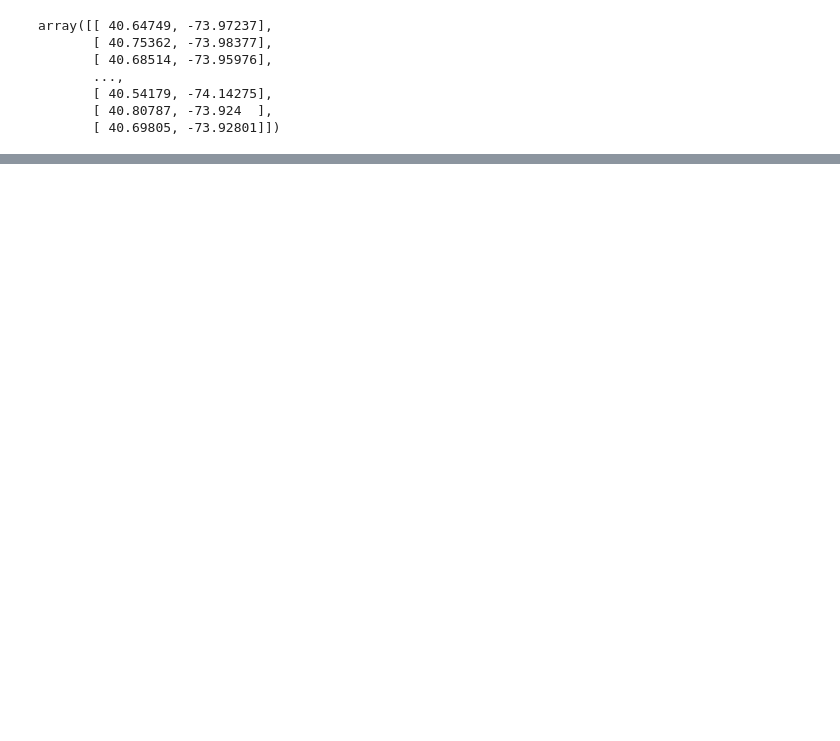
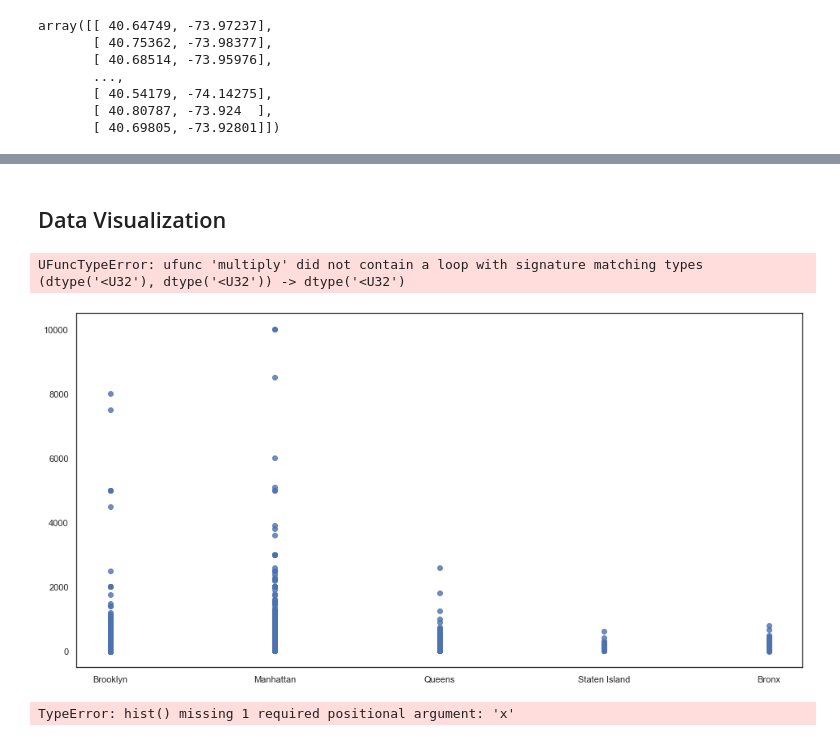
Before and after one commit to jbillet/Mod-2-062220-Project-, a Jupyter notebook: Mod 2 Project - Airbnb .ipynb, the cells around one changed output, grey strips where cells are left out. Drawn from its saved outputs; the diff is of its cells as text; code cells hidden in the pictures; blank space fills up the shorter version.

```diff
--- a/Mod 2 Project - Airbnb .ipynb
+++ b/Mod 2 Project - Airbnb .ipynb
@@ -222,0 +323,2 @@ array([[ 40.64749, -73.97237],
+# %%
+df.drop([9151, 17692], axis = 0, inplace = True)  #dropping outliers
@@ -222,0 +363,5 @@ array([[ 40.64749, -73.97237],
+# %%
+neighbourhood_g = pd.get_dummies(df.neighbourhood_group).iloc[:, 1:]  #creating dummies for categorical variables
+room_t = pd.get_dummies(df.room_type).iloc[:, 1:]
+
+df = pd.concat([df, neighbourhood_g, room_t], axis = 1)  #concatting dummies into original Data Frame
@@ -222,0 +377,16 @@ array([[ 40.64749, -73.97237],
+# %% [markdown]
+## Data Visualization
+# %%
+data = df[['price','neighbourhood_group']]
+f, ax = plt.subplots(figsize=(16, 8))
+fig = sns.regplot(x='neighbourhood_group', y="price", data=data)
+plt.title('Price vs Neighborhood Group')
+# %% [output]
+UFuncTypeError: ufunc 'multiply' did not contain a loop with signature matching types (dtype('<U32'), dtype('<U32')) -> dtype('<U32')
+[figure, added]
+# %%
+figure,ax = plt.hist(figsize=(10,10))  #boxplot of price & neighborhood groups
+sns.boxplot(x = "neighbourhood_group", y = "price", data = df2).set_title("AirBnb")
+plt.savefig('Box_NGroup.png')
+# %% [output]
+TypeError: hist() missing 1 required positional argument: 'x'
```
Also changed, not shown: parts of 30 cells of this notebook, 2 other files.
